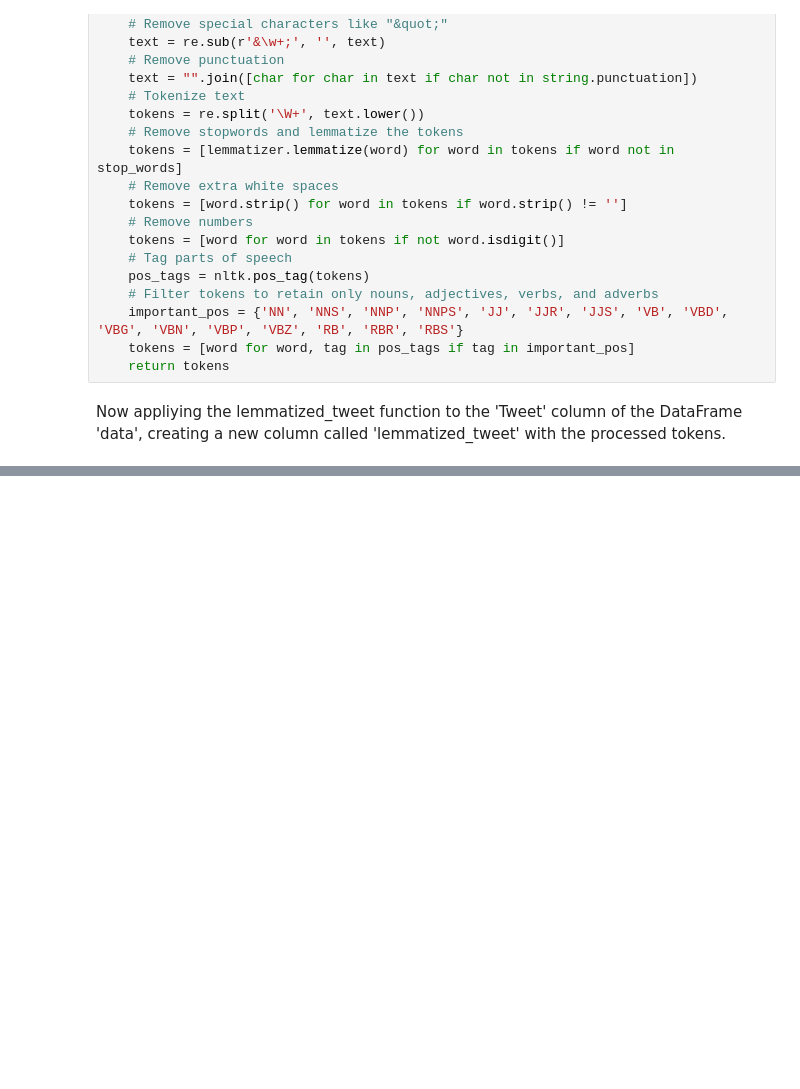
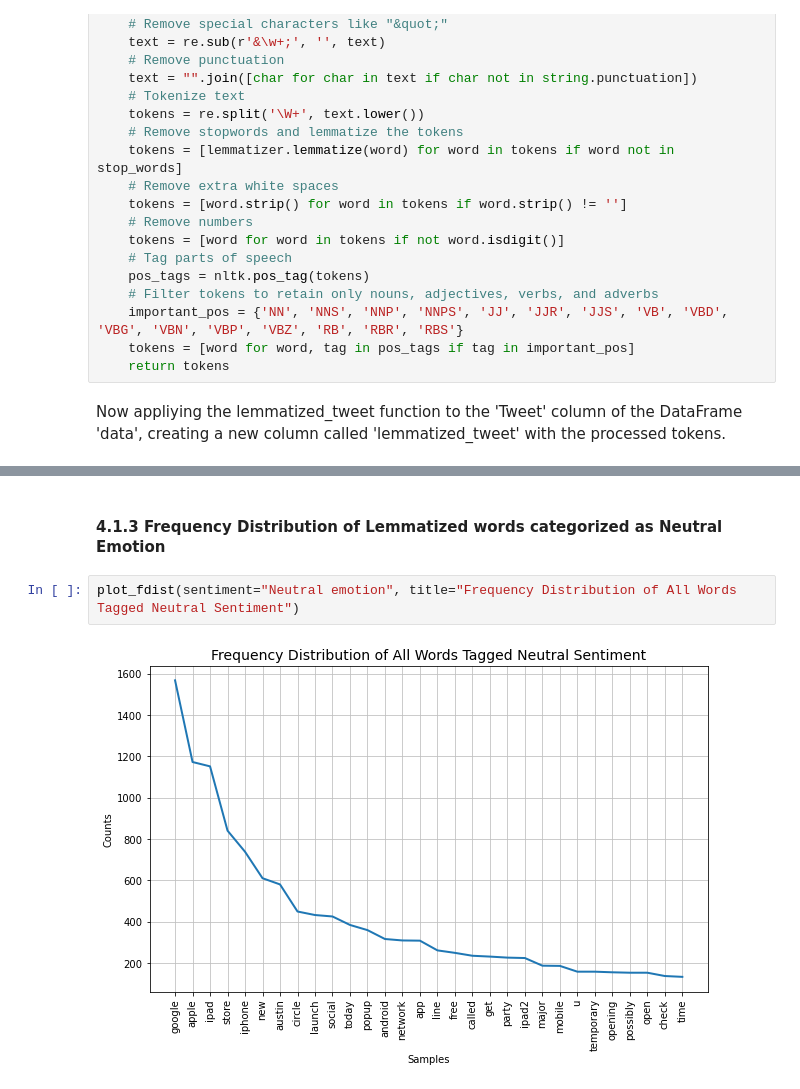
Before and after one commit to gtisnanga/GRP-13-FINAL-PROJECT, a Jupyter notebook: ANGELA.ipynb, the cells around one changed output, grey strips where cells are left out. Drawn from its saved outputs; the diff is of its cells as text; blank space fills up the shorter version.

```diff
--- a/ANGELA.ipynb
+++ b/ANGELA.ipynb
@@ -514,0 +556,6 @@ data.head()
+# %% [markdown]
+#### 4.1.3 Frequency Distribution of Lemmatized words categorized as Neutral Emotion
+# %%
+plot_fdist(sentiment="Neutral emotion", title="Frequency Distribution of All Words Tagged Neutral Sentiment")
+# %% [output]
+[figure, added]
```
Also changed, not shown: parts of 20 cells of this notebook.
